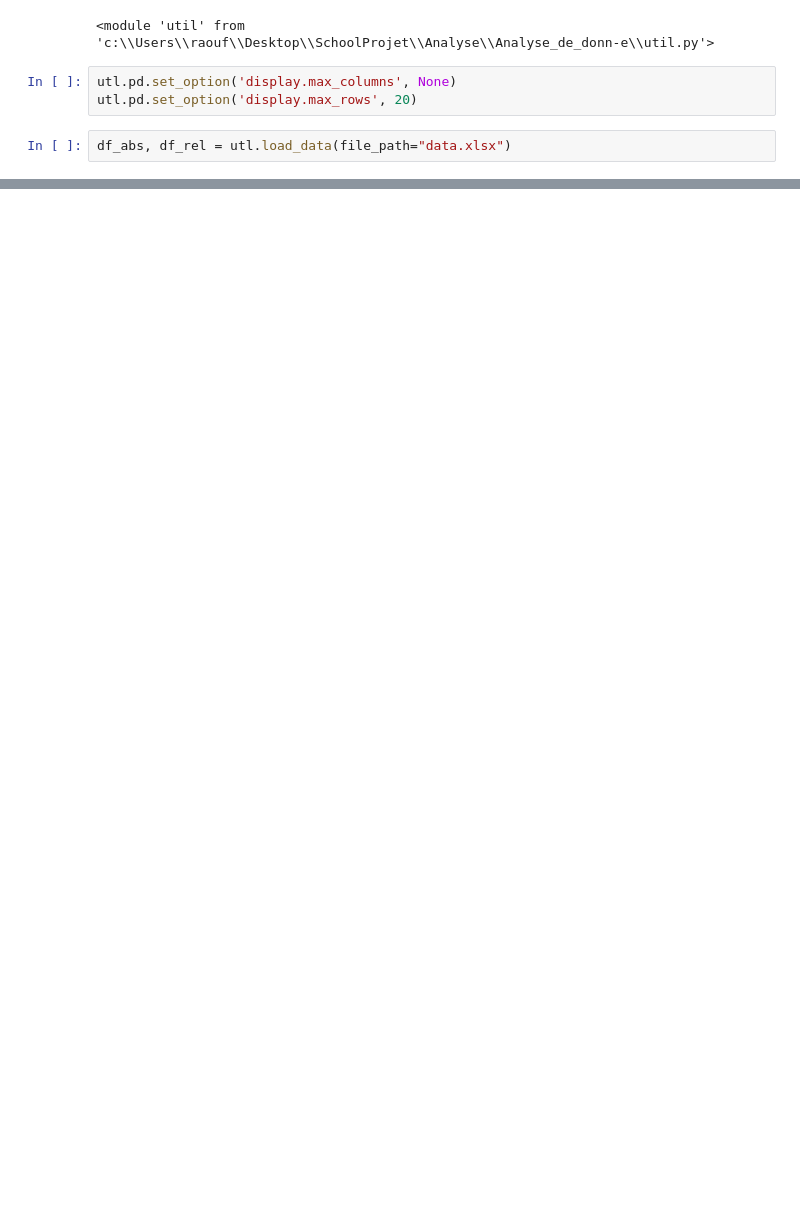
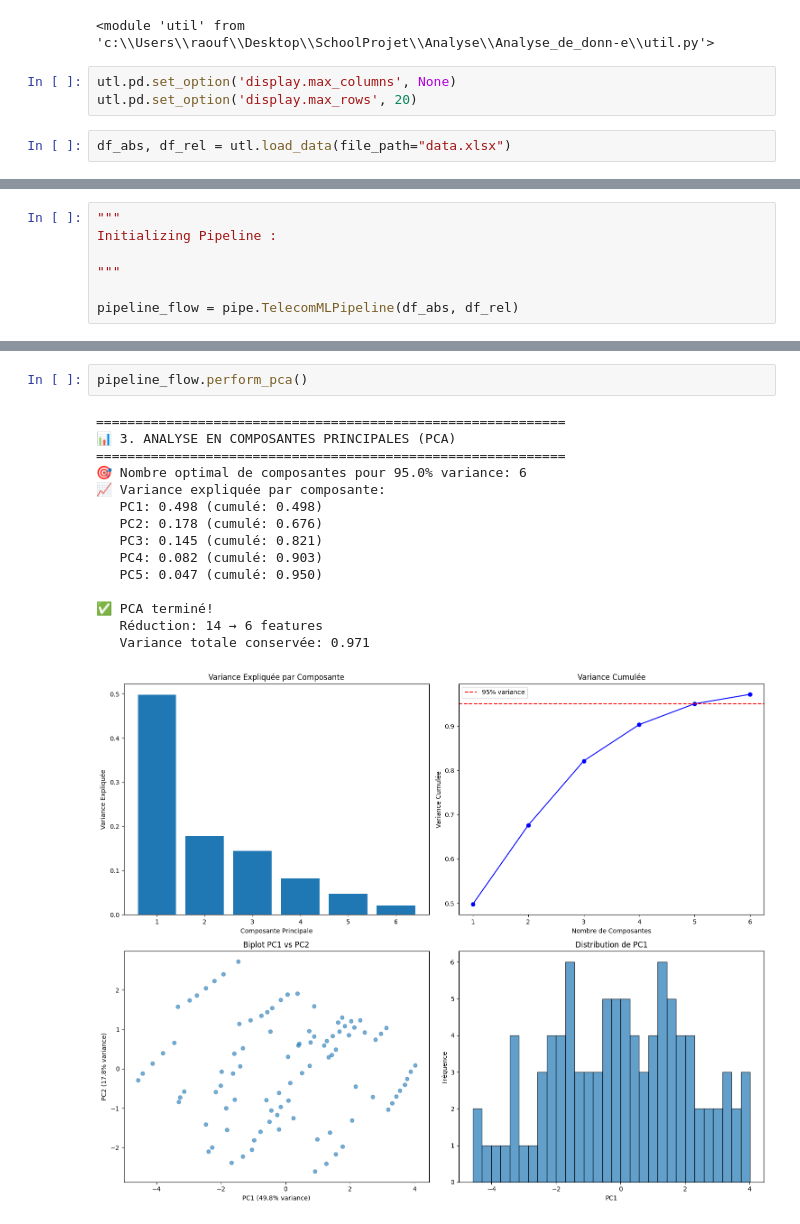
Before and after one commit to Bl4ckFlow/Analyse_de_donn-e, a Jupyter notebook: script.ipynb, the cells around one changed output, grey strips where cells are left out. Saved outputs shown, nothing was run; the diff lists cells and outputs as text; blank space fills up the shorter version.

```diff
--- a/script.ipynb
+++ b/script.ipynb
@@ -177,0 +48,7 @@ utl.correlation_between_vars(df_rel)
+# %%
+"""
+Initializing Pipeline :
+
+"""
+
+pipeline_flow = pipe.TelecomMLPipeline(df_abs, df_rel)
@@ -177,0 +92,18 @@ utl.correlation_between_vars(df_rel)
+# %%
+pipeline_flow.perform_pca()
+# %% [output]
+============================================================
+📊 3. ANALYSE EN COMPOSANTES PRINCIPALES (PCA)
+============================================================
+🎯 Nombre optimal de composantes pour 95.0% variance: 6
+📈 Variance expliquée par composante:
+   PC1: 0.498 (cumulé: 0.498)
+   PC2: 0.178 (cumulé: 0.676)
+   PC3: 0.145 (cumulé: 0.821)
+   PC4: 0.082 (cumulé: 0.903)
+   PC5: 0.047 (cumulé: 0.950)
+
+✅ PCA terminé!
+   Réduction: 14 → 6 features
+   Variance totale conservée: 0.971
+[figure, added]
```
Also changed, not shown: parts of 14 cells of this notebook, 2 other files.
